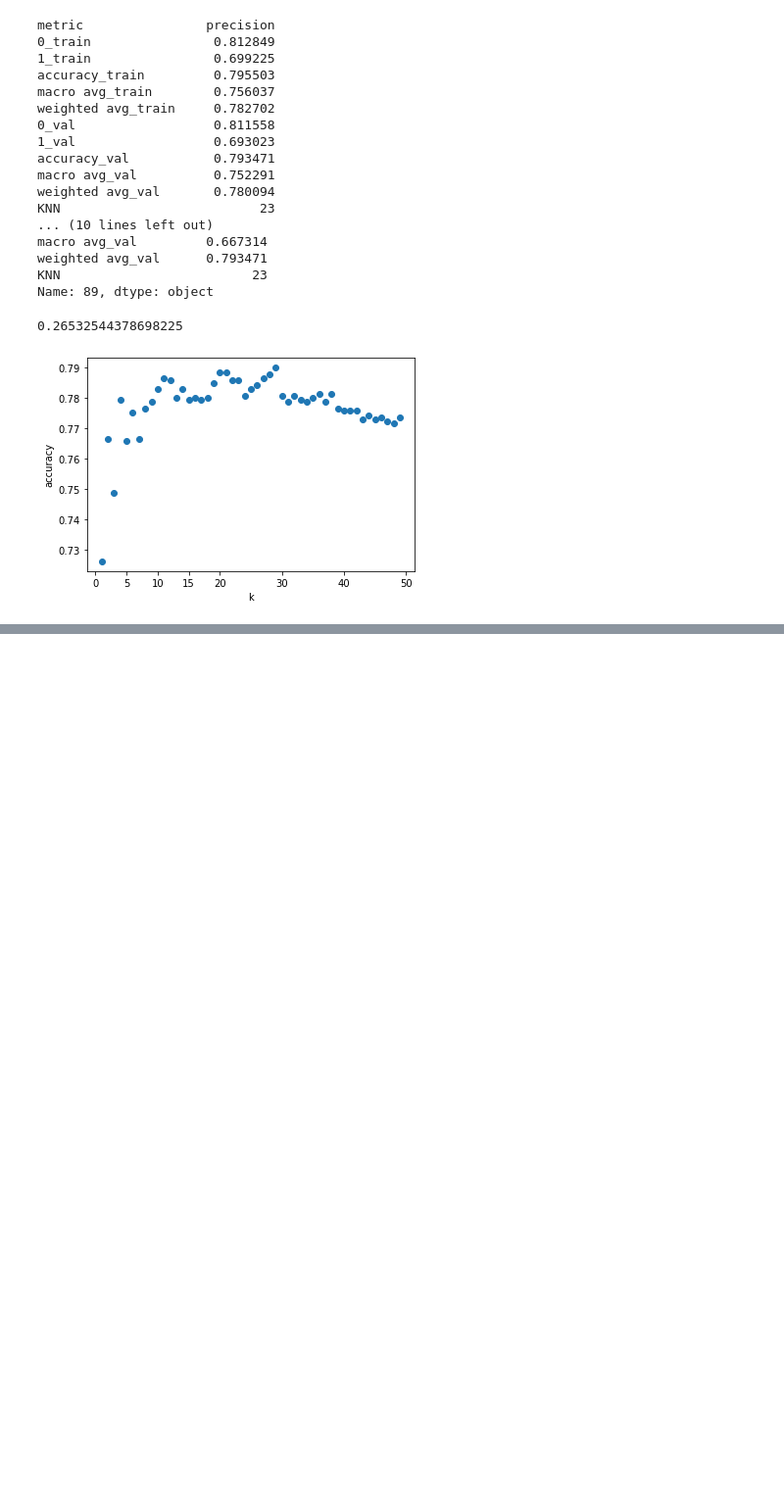
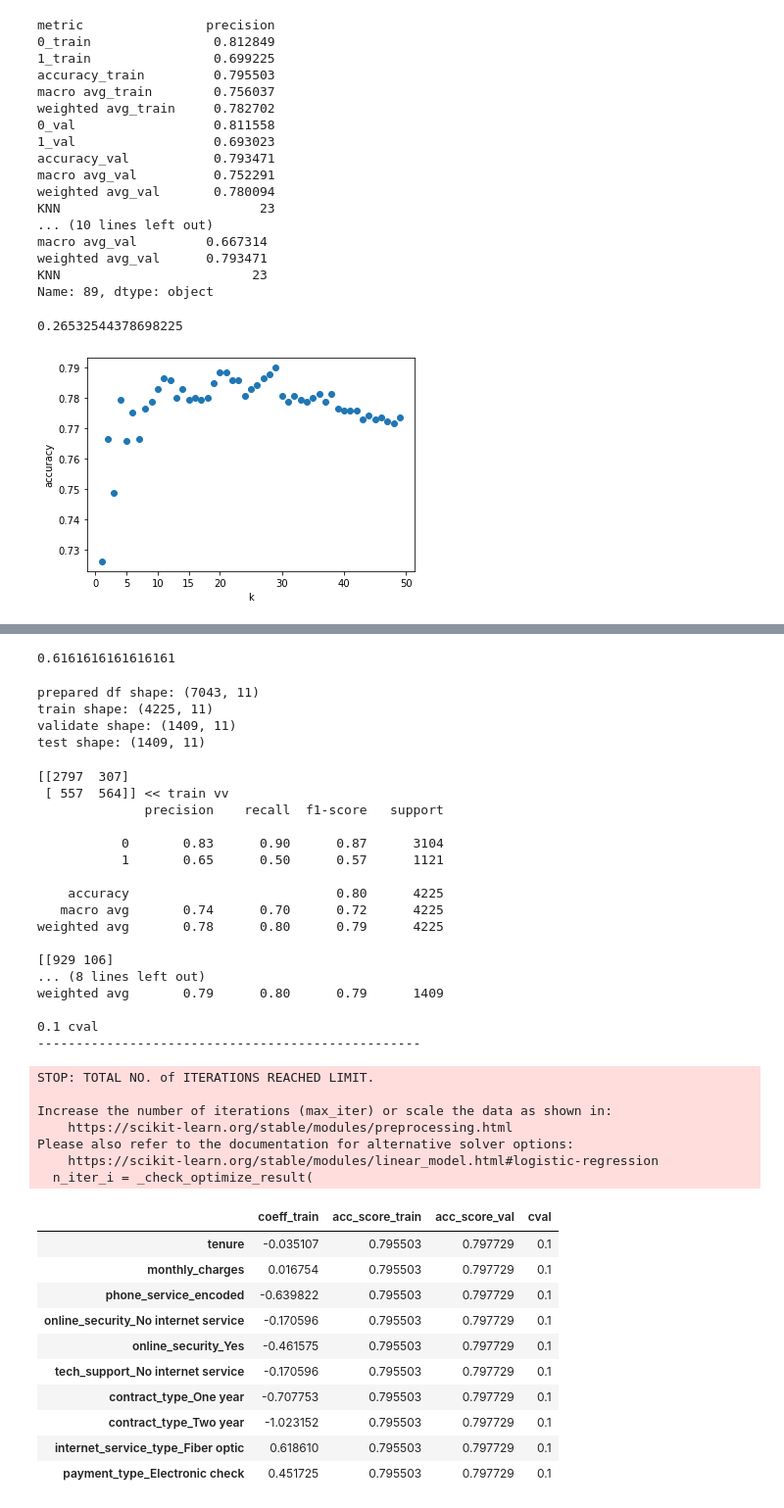
Before and after one commit to geary-shenck/classification-exercises, a Jupyter notebook: model.ipynb, the cells around one changed output, grey strips where cells are left out. Shown: that part at 98% size. Cells and saved outputs as stored; diff of their text form; code cells hidden in the pictures; blank space fills up the shorter version.

```diff
--- a/model.ipynb
+++ b/model.ipynb
@@ -1300,0 +1652,78 @@ plt.show()
+# %%
+1-titanic_df.survived.mean()
+# %% [output]
+0.6161616161616161
+# %%
+telco_df = prepare.prep_telco()
+telco_df.total_charges.replace({" ":0,"":0},inplace=True)
+telco_df.total_charges = telco_df.total_charges.astype(float)
+telco_df.drop(telco_df.columns.difference(['monthly_charges',
+                                            'tenure',
+                                            "tech_support_No internet service",
+                                            "online_security_No internet service",
+                                            "online_security_Yes",
+                                            "contract_type_Two year",
+                                            "contract_type_One year",
+                                            "payment_type_Electronic check",
+                                            "internet_service_type_Fiber optic",
+                                            'phone_service_encoded',
+                                            'churn_encoded']), 1, inplace=True)
+
+
+train_telco_df,test_telco_df,validate_telco_df = prepare.split_function(telco_df,prediction_col)
+
+X_train_telco_df    =train_telco_df.drop(columns="churn_encoded")
+y_train_telco_df    =train_telco_df["churn_encoded"]
+
+X_validate_telco_df =validate_telco_df.drop(columns="churn_encoded")
+y_validate_telco_df =validate_telco_df["churn_encoded"]
+
+X_test_telco_df     =test_telco_df.drop(columns="churn_encoded")
+y_test_telco_df     =test_telco_df["churn_encoded"]
+# %% [output]
+prepared df shape: (7043, 11)
+train shape: (4225, 11)
+validate shape: (1409, 11)
+test shape: (1409, 11)
+# %%
+temp0 = pd.DataFrame()
+
+temp1 = logreg_function(X_train_telco_df,y_train_telco_df,False,.1,X_validate_telco_df,y_validate_telco_df)
+temp0 = pd.concat([temp0,temp1],join="outer",sort=False)
+temp0
+# %% [output]
+[[2797  307]
+ [ 557  564]] << train vv
+              precision    recall  f1-score   support
+
+           0       0.83      0.90      0.87      3104
+           1       0.65      0.50      0.57      1121
+
+    accuracy                           0.80      4225
+   macro avg       0.74      0.70      0.72      4225
+weighted avg       0.78      0.80      0.79      4225
+
+[[929 106]
+... (8 lines left out)
+weighted avg       0.79      0.80      0.79      1409
+
+0.1 cval
+--------------------------------------------------
+STOP: TOTAL NO. of ITERATIONS REACHED LIMIT.
+
+Increase the number of iterations (max_iter) or scale the data as shown in:
+    https://scikit-learn.org/stable/modules/preprocessing.html
+Please also refer to the documentation for alternative solver options:
+    https://scikit-learn.org/stable/modules/linear_model.html#logistic-regression
+  n_iter_i = _check_optimize_result(
+|  | coeff_train | acc_score_train | acc_score_val | cval |
+| tenure | -0.035107 | 0.795503 | 0.797729 | 0.1 |
+| monthly_charges | 0.016754 | 0.795503 | 0.797729 | 0.1 |
+| phone_service_encoded | -0.639822 | 0.795503 | 0.797729 | 0.1 |
+| online_security_No internet service | -0.170596 | 0.795503 | 0.797729 | 0.1 |
+| online_security_Yes | -0.461575 | 0.795503 | 0.797729 | 0.1 |
+| tech_support_No internet service | -0.170596 | 0.795503 | 0.797729 | 0.1 |
+| contract_type_One year | -0.707753 | 0.795503 | 0.797729 | 0.1 |
+| contract_type_Two year | -1.023152 | 0.795503 | 0.797729 | 0.1 |
+| internet_service_type_Fiber optic | 0.618610 | 0.795503 | 0.797729 | 0.1 |
+| payment_type_Electronic check | 0.451725 | 0.795503 | 0.797729 | 0.1 |
```
Also changed, not shown: parts of 13 cells of this notebook.
